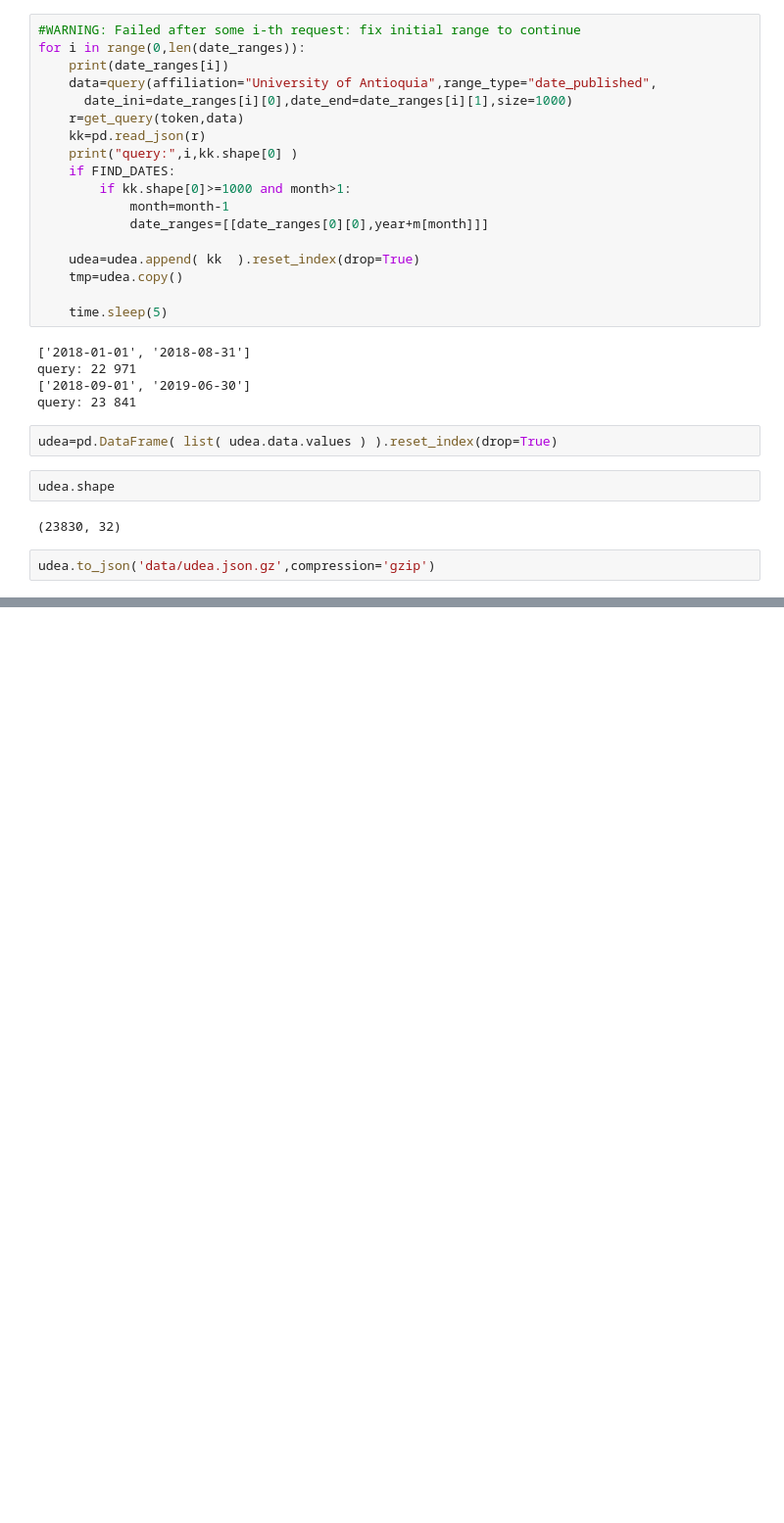
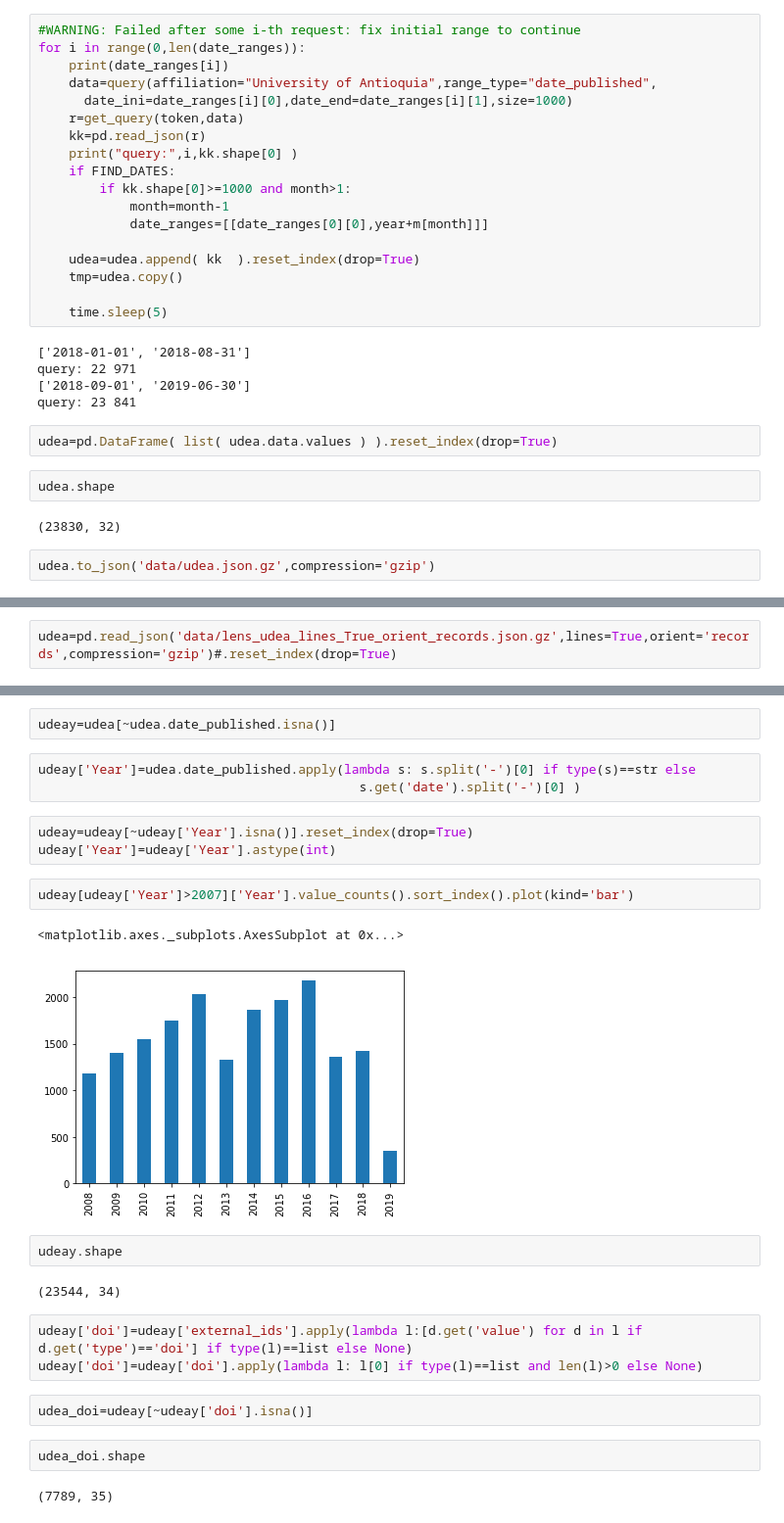
Before and after one commit to restrepo/lensapi, a Jupyter notebook: lens.ipynb, the cells around one changed output, grey strips where cells are left out. Shown: that part at 98% size. Cells and saved outputs as stored; diff of their text form; blank space fills up the shorter version.

```diff
--- a/lens.ipynb
+++ b/lens.ipynb
@@ -181,0 +175,2 @@ pd.read_json('data/udea.json.gz',compression='gzip').reset_index(drop=True)
+# %%
+udea=pd.read_json('data/lens_udea_lines_True_orient_records.json.gz',lines=True,orient='records',compression='gzip')#.reset_index(drop=True)
@@ -181,0 +203,26 @@ pd.read_json('data/udea.json.gz',compression='gzip').reset_index(drop=True)
+# %%
+udeay=udea[~udea.date_published.isna()]
+# %%
+udeay['Year']=udea.date_published.apply(lambda s: s.split('-')[0] if type(s)==str else
+                                          s.get('date').split('-')[0] )
+# %%
+udeay=udeay[~udeay['Year'].isna()].reset_index(drop=True)
+udeay['Year']=udeay['Year'].astype(int)
+# %%
+udeay[udeay['Year']>2007]['Year'].value_counts().sort_index().plot(kind='bar')
+# %% [output]
+<matplotlib.axes._subplots.AxesSubplot at 0x...>
+[figure, added]
+# %%
+udeay.shape
+# %% [output]
+(23544, 34)
+# %%
+udeay['doi']=udeay['external_ids'].apply(lambda l:[d.get('value') for d in l if d.get('type')=='doi'] if type(l)==list else None)
+udeay['doi']=udeay['doi'].apply(lambda l: l[0] if type(l)==list and len(l)>0 else None)
+# %%
+udea_doi=udeay[~udeay['doi'].isna()]
+# %%
+udea_doi.shape
+# %% [output]
+(7789, 35)
```
Also changed, not shown: parts of 11 cells of this notebook, 2 other files.
